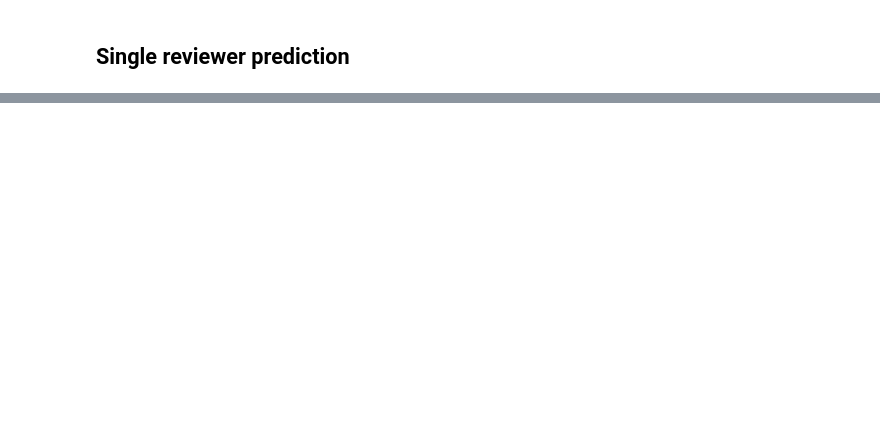
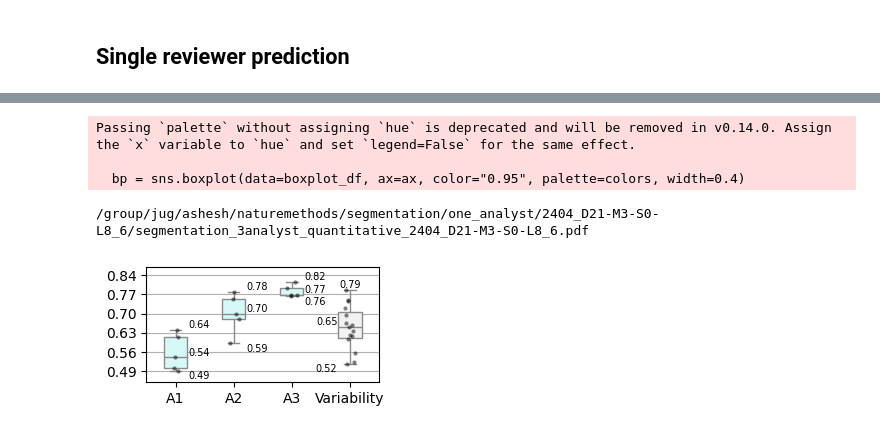
Before and after one commit to ashesh-0/Disentangle, a Jupyter notebook: disentangle/notebooks/naturemethods/segmentation_results_3analyst_D21.ipynb, the cells around one changed output, grey strips where cells are left out. Cells and saved outputs as stored; diff of their text form; code cells hidden in the pictures; blank space fills up the shorter version.

```diff
--- a/disentangle/notebooks/naturemethods/segmentation_results_3analyst_D21.ipynb
+++ b/disentangle/notebooks/naturemethods/segmentation_results_3analyst_D21.ipynb
@@ -218,15 +288,17 @@ ax.set_ylim([0,1.1])
 # %%
 import pandas as pd
 
-dice_GT_score_dict= {}
-for i1,an1 in enumerate(analysts):
-    for i2,an2 in enumerate(analysts[i1+1:]):
+dice_GT_score_dict = {}
+for i1, an1 in enumerate(analysts):
+    for i2, an2 in enumerate(analysts[i1 + 1 :]):
         if an1 == an2:
             continue
 
-        assert len(seg_data[an1]['GT']) == 1
-        gt_seg1 = seg_data[an1]['GT'][0]
-        gt_seg2 = seg_data[an2]['GT'][0]
+        assert len(seg_data[an1]["GT"]) == 1
+        gt_seg1 = seg_data[an1]["GT"][0]
+        gt_seg2 = seg_data[an2]["GT"][0]
         print(an1, an2)
-        dice_GT_score_dict[f'A{i1}-A{i1+i2+1}'] = [dice_coefficient(gt1.flatten() > 0, gt2.flatten() > 0) for gt1, gt2 in zip(gt_seg1, gt_seg2)]
+        dice_GT_score_dict[f"A{i1}-A{i1 + i2 + 1}"] = [
+            dice_coefficient(gt1.flatten() > 0, gt2.flatten() > 0) for gt1, gt2 in zip(gt_seg1, gt_seg2)
+        ]
 inter_reviewer_variability_df = pd.DataFrame.from_dict(dice_GT_score_dict)
@@ -236,28 +319,60 @@ pred_df
 # %%
 import seaborn as sns
 import matplotlib.pyplot as plt
+
 save_to_file = True
 
-df = pred_df[['A1','A0','A2']].copy()
-df.columns = ['A1', 'A2', 'A3']
-variability_df = pd.Series(inter_reviewer_variability_df.values.reshape(-1,)).to_frame('Variability')
+df = pred_df[["A1", "A0", "A2"]].copy()
+df.columns = ["A1", "A2", "A3"]
+variability_df = pd.Series(
+    inter_reviewer_variability_df.values.reshape(
+        -1,
+    )
+).to_frame("Variability")
 
 # Create a figure and axis
 fig, ax = plt.subplots(figsize=(3, 1.5))
+# fig, ax = plt.subplots(figsize=(4, 1.5))
 
 # Create the boxplot
-colors = ['#D0FFFD', '#D0FFFD', '#D0FFFD', '0.95']
-bp = sns.boxplot(data=pd.concat([df, variability_df], axis=1), ax=ax, color='0.95', palette=colors)
+colors = ["#D0FFFD", "#D0FFFD", "#D0FFFD", "0.95"]
+boxplot_df = pd.concat([df, variability_df], axis=1)
+bp = sns.boxplot(data=boxplot_df, ax=ax, color="0.95", palette=colors, width=0.4)
+# show values for min, max, mean for each box. it should be right side of each box
+for i, col in enumerate(boxplot_df.columns):
+    col_data = boxplot_df[col]
+    min_val = col_data.min()
+    max_val = col_data.max()
+    median_val = col_data.median()
+    if i == 3:
+        ax.text(i - 0.4, min_val, f"{min_val:.2f}", ha="center", va="top", fontsize=7)
+        ax.text(i, max_val, f"{max_val:.2f}", ha="center", va="bottom", fontsize=7)
+        ax.text(i - 0.4, median_val, f"{median_val:.2f}", ha="center", va="bottom", fontsize=7)
+    else:
+        ax.text(i + 0.4, min_val, f"{min_val:.2f}", ha="center", va="top", fontsize=7)
+        ax.text(i + 0.4, max_val, f"{max_val:.2f}", ha="center", va="bottom", fontsize=7)
+        ax.text(i + 0.4, median_val, f"{median_val:.2f}", ha="center", va="bottom", fontsize=7)
 
 # Create the scatter plot (strip plot) on top of the boxplot
-sns.stripplot(data=pd.concat([df, variability_df], axis=1), ax=ax, color='black', jitter=True, size=3)
+sns.stripplot(data=pd.concat([df, variability_df], axis=1), ax=ax, color="black", jitter=True, size=3, alpha=0.5)
 
-plt.ylim(0.0,1.0)
+# enable fine grid lines in y axis
+ax.yaxis.set_major_locator(plt.MultipleLocator(0.07))
+
+ax.yaxis.grid(True)
+
+plt.ylim(0.45, 0.87)
 
 # Show the plot
 if save_to_file:
-    model_token = os.path.basename(inputdir.strip('/'))
-    fname = f'segmentation_3analyst_quantitative_{model_token}.png'
+    model_token = os.path.basename(inputdir.strip("/"))
+    fname = f"segmentation_3analyst_quantitative_{model_token}.pdf"
     fpath = os.path.join(OneAnalyst_OUTPUT_DIR, fname)
     print(fpath)
-    plt.savefig(fpath, dpi = 200, bbox_inches='tight')
+    plt.savefig(fpath, dpi=200, bbox_inches="tight")
+# %% [output]
+Passing `palette` without assigning `hue` is deprecated and will be removed in v0.14.0. Assign the `x` variable to `hue` and set `legend=False` for the same effect.
+
+  bp = sns.boxplot(data=boxplot_df, ax=ax, color="0.95", palette=colors, width=0.4)
+/group/jug/ashesh/naturemethods/segmentation/one_analyst/2404_D21-M3-S0-L8_6/segmentation_3analyst_quantitative_2404_D21-M3-S0-L8_6.pdf
+[figure, added]
```
Also changed, not shown: parts of 18 cells of this notebook, 10 other files.
